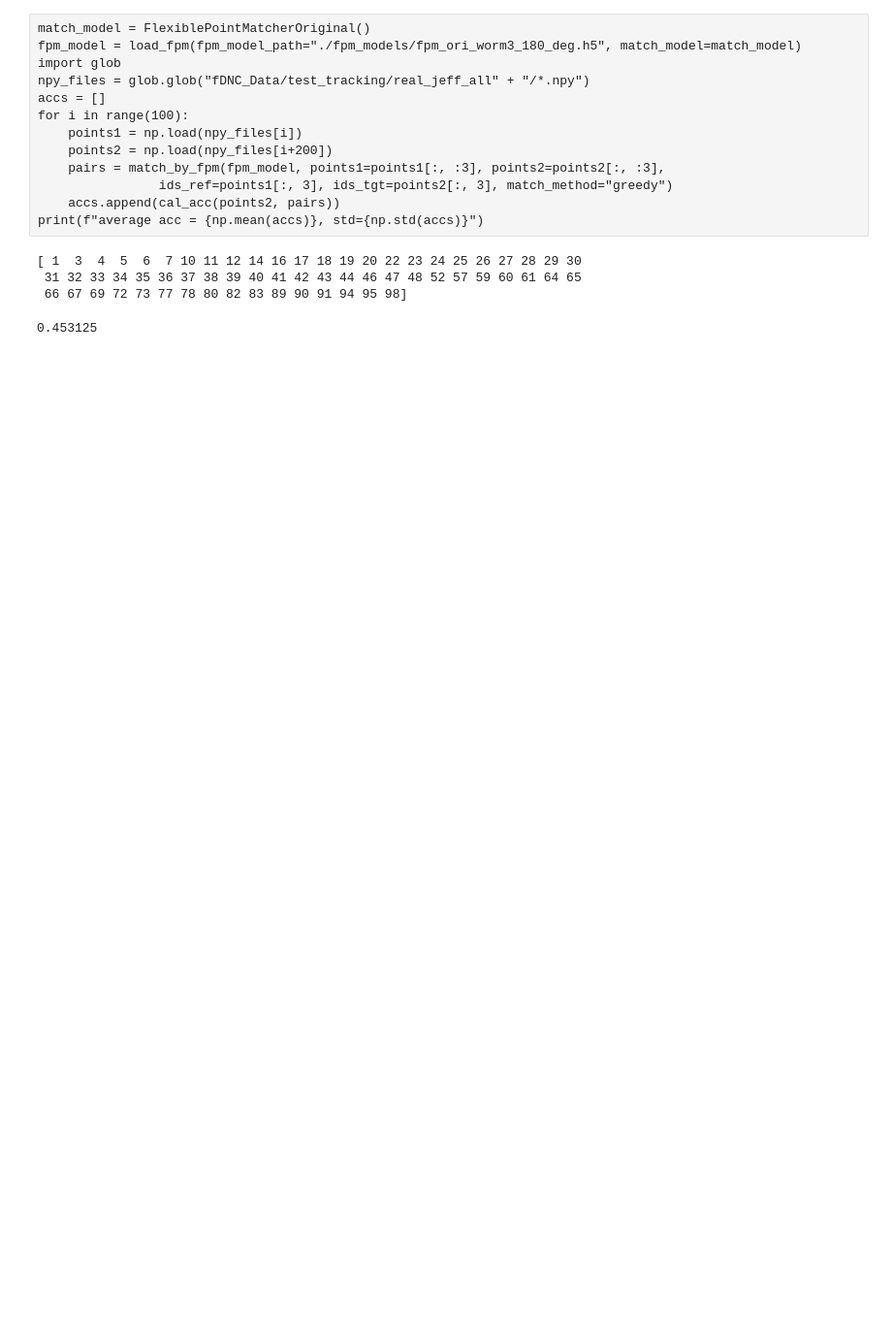
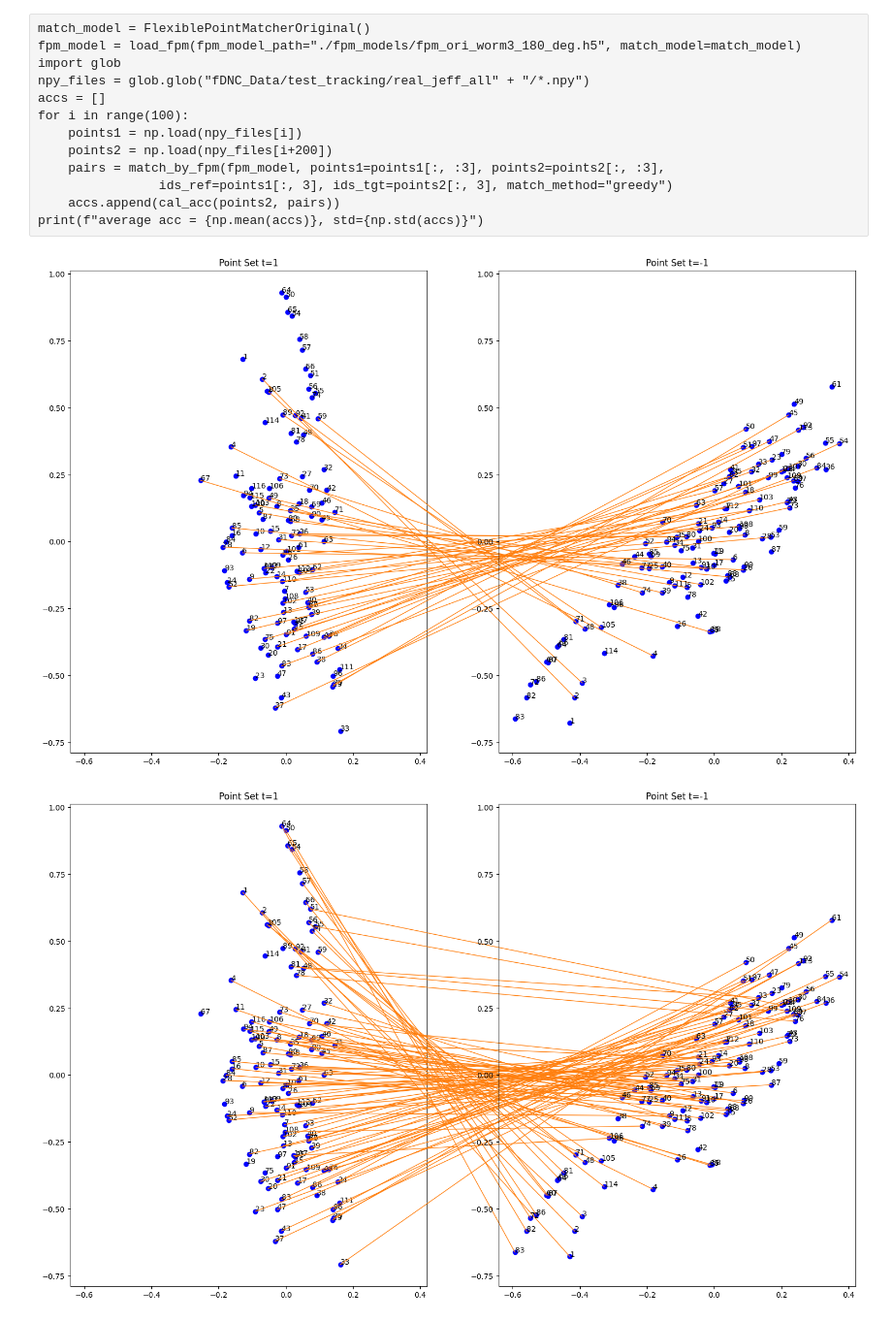
Before and after one commit to WenChentao/3DeeCellTracker, a Jupyter notebook: Examples/use_fpm_stardist/Test_matching_models_fpm.ipynb, the cells around one changed output. Shown at 97% size. Drawn from its saved outputs; the diff is of its cells as text; code cells hidden in the pictures; blank space fills up the shorter version.

```diff
--- a/Examples/use_fpm_stardist/Test_matching_models_fpm.ipynb
+++ b/Examples/use_fpm_stardist/Test_matching_models_fpm.ipynb
@@ -126,18 +72,16 @@ print(f"average acc = {np.mean(accs)}, std={np.std(accs)}")
 # %%
 match_model = FlexiblePointMatcherConv(num_skip=2)
 fpm_model_rot = load_fpm(fpm_model_path="./fpm_models/fpm_conv_2skip_worm3_180_deg.h5", match_model=match_model)
 
 import glob
 npy_files = glob.glob("fDNC_Data/test_tracking/real_jeff_all" + "/*.npy")
 points1 = np.load(npy_files[0])
 points2 = np.load(npy_files[100])
-aligned_t1, norm_t2, pairs = rotation_align_by_fpm(fpm_model_rot, points1=points1[:, :3],
-                                                              points2=points2[:, :3],
+pairs_gt = ids_to_pairs(points1[:, 3], points2[:, 3])
+aligned_t1, norm_t2, pairs = rotation_align_by_fpm(fpm_model_rot, points1=points1[:, :3],points2=points2[:, :3],
             ids_ref=points1[:, 3], ids_tgt=points2[:, 3], match_method="greedy")
-
-cal_acc(points2, pairs)
+fig = plot_initial_matching(points1[:, :3],points2[:, :3], pairs_gt, 1, -1)
+fig = plot_initial_matching(points1[:, :3],points2[:, :3], pairs, 1, -1)
 # %% [output]
-[ 1  3  4  5  6  7 10 11 12 14 16 17 18 19 20 22 23 24 25 26 27 28 29 30
- 31 32 33 34 35 36 37 38 39 40 41 42 43 44 46 47 48 52 57 59 60 61 64 65
- 66 67 69 72 73 77 78 80 82 83 89 90 91 94 95 98]
-0.453125
+[figure, added]
+[figure, added]
```
Also changed, not shown: parts of 13 cells of this notebook, 2 other files.
